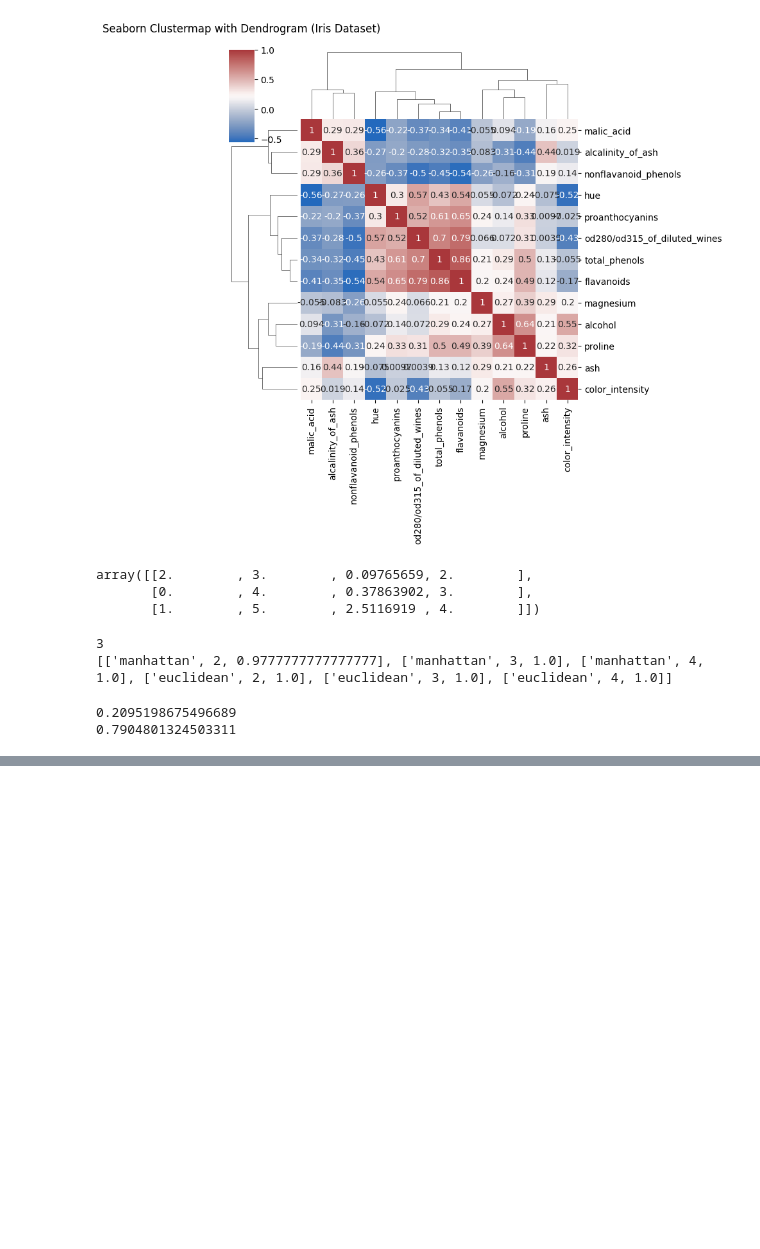
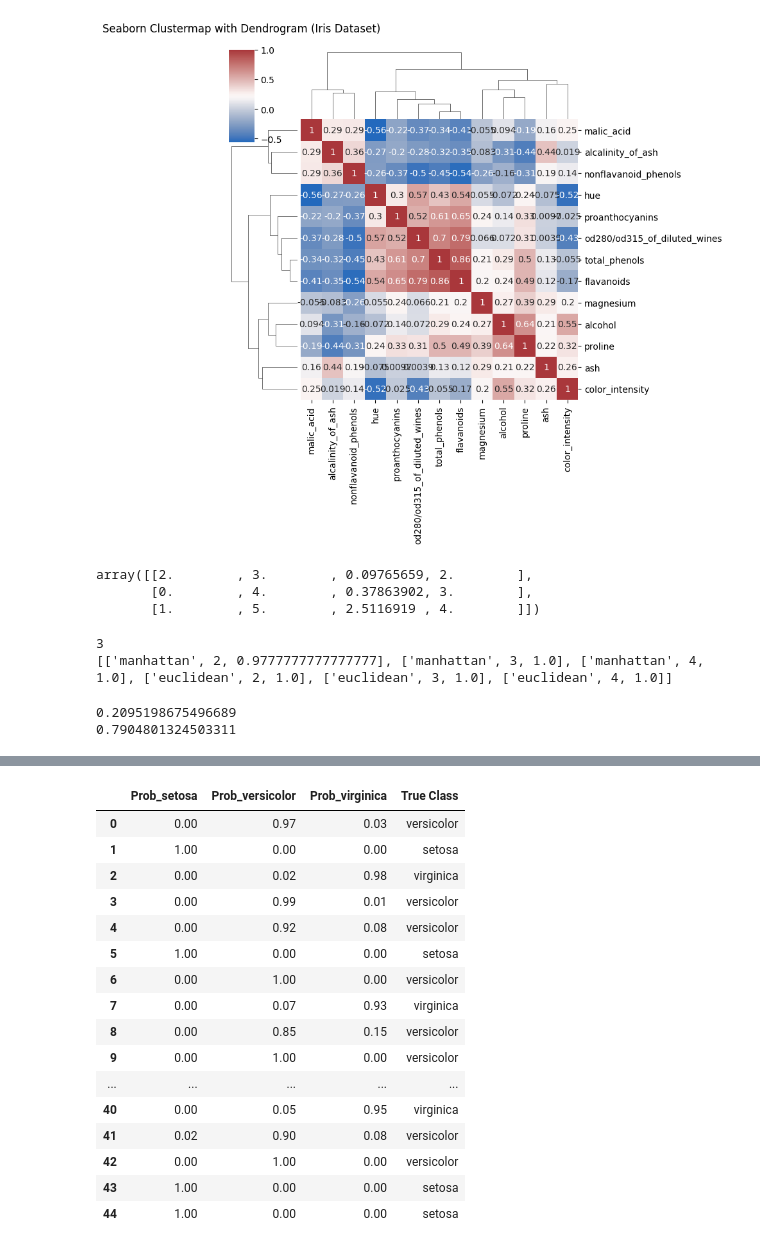
Before and after one commit to Versus-91/mlfit, a Jupyter notebook: frontend/test.ipynb, the cells around one changed output, grey strips where cells are left out. Cells and saved outputs as stored; diff of their text form; code cells hidden in the pictures; blank space fills up the shorter version.

```diff
--- a/frontend/test.ipynb
+++ b/frontend/test.ipynb
@@ -213,0 +347,20 @@ for i in range(2):
+# %%
+df
+# %% [output]
+|  | Prob_setosa | Prob_versicolor | Prob_virginica | True Class |
+| 0 | 0.00 | 0.97 | 0.03 | versicolor |
+| 1 | 1.00 | 0.00 | 0.00 | setosa |
+| 2 | 0.00 | 0.02 | 0.98 | virginica |
+| 3 | 0.00 | 0.99 | 0.01 | versicolor |
+| 4 | 0.00 | 0.92 | 0.08 | versicolor |
+| 5 | 1.00 | 0.00 | 0.00 | setosa |
+| 6 | 0.00 | 1.00 | 0.00 | versicolor |
+| 7 | 0.00 | 0.07 | 0.93 | virginica |
+| 8 | 0.00 | 0.85 | 0.15 | versicolor |
+| 9 | 0.00 | 1.00 | 0.00 | versicolor |
+| ... | ... | ... | ... | ... |
+| 40 | 0.00 | 0.05 | 0.95 | virginica |
+| 41 | 0.02 | 0.90 | 0.08 | versicolor |
+| 42 | 0.00 | 1.00 | 0.00 | versicolor |
+| 43 | 1.00 | 0.00 | 0.00 | setosa |
+| 44 | 1.00 | 0.00 | 0.00 | setosa |
```
Also changed, not shown: parts of 6 cells of this notebook, 4 other files.
